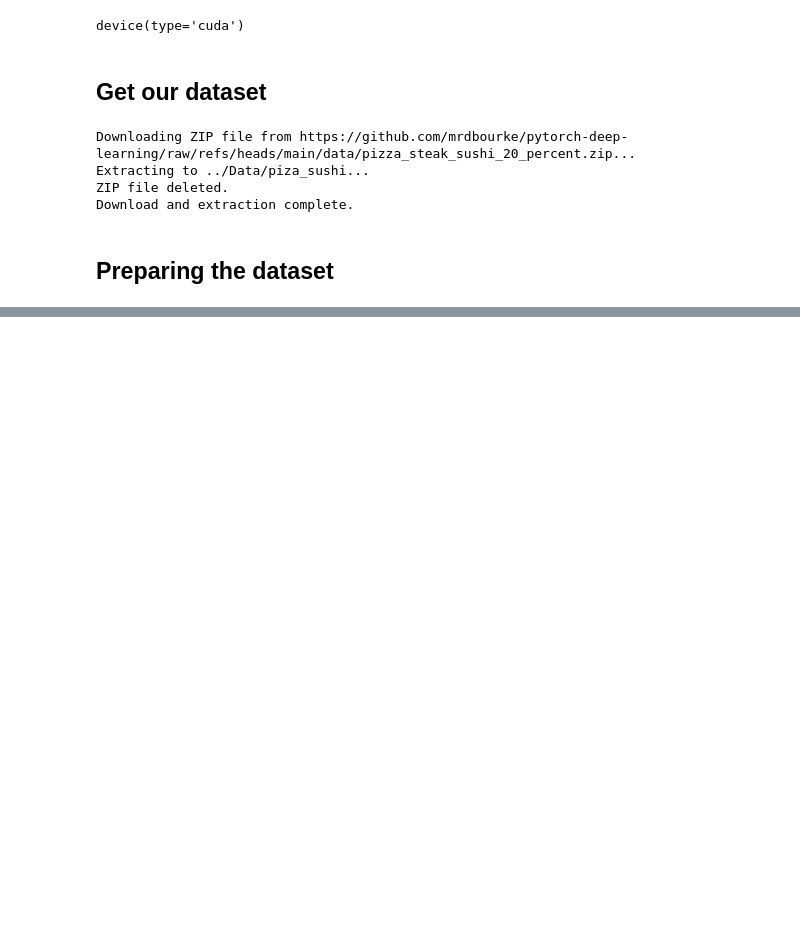
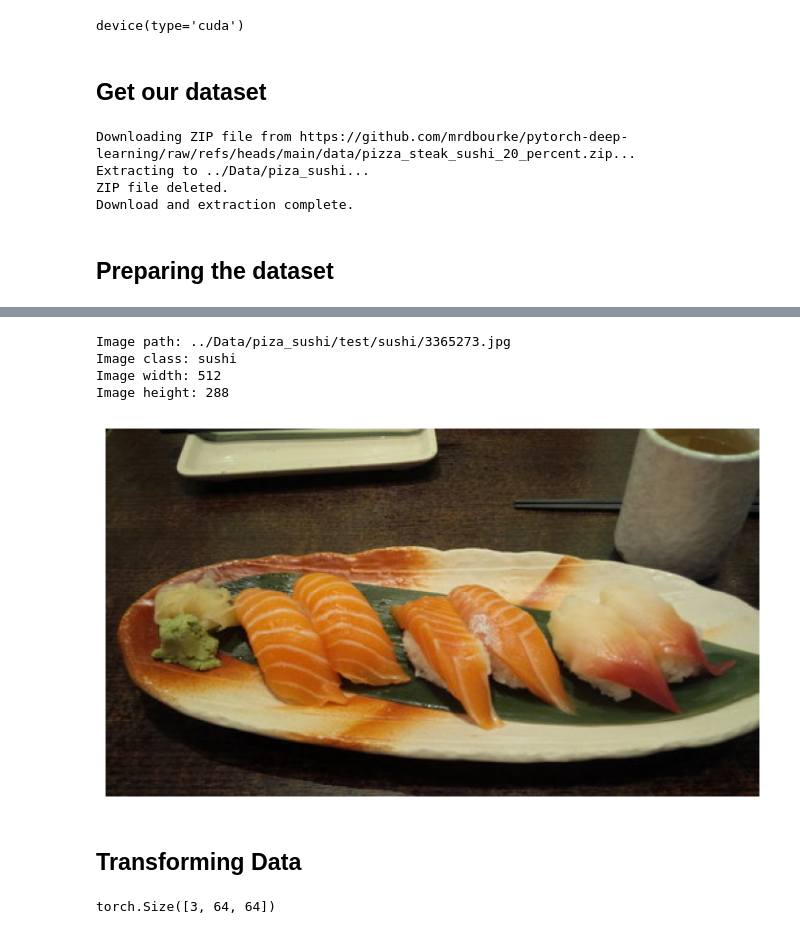
Before and after one commit to shushankai/pytroch-deep-learning, a Jupyter notebook: Lectures notebooks/custom_dataset.ipynb, the cells around one changed output, grey strips where cells are left out. Saved outputs shown, nothing was run; the diff lists cells and outputs as text; code cells hidden in the pictures; blank space fills up the shorter version.

Commit message:
image transform

```diff
--- a/Lectures notebooks/custom_dataset.ipynb
+++ b/Lectures notebooks/custom_dataset.ipynb
@@ -68,0 +120,41 @@ Download and extraction complete.
+# %%
+# visualizing image
+
+# get all of the image path
+# get a random path of the image using random.choice
+# get the image class name using pathlib.path.parent.stem
+# Open the image using PIL - python.pillow
+# show the image and print some metadata
+
+import random
+from PIL import Image
+
+# random.seed(42)
+
+image_path = Path('../Data/piza_sushi')
+
+image_path_list = list(image_path.glob('*/*/*.jpg'))
+
+random_image_path = random.choice(image_path_list)
+
+
+image_class = random_image_path.parent.stem
+
+img = Image.open(random_image_path)
+
+print(f"Image path: {random_image_path}")
+print(f"Image class: {image_class}")
+print(f"Image width: {img.width}")
+print(f"Image height: {img.height}")
+
+plt.figure(figsize=(10, 5))
+plt.axis(False)
+plt.imshow(img);
+# %% [output]
+Image path: ../Data/piza_sushi/test/sushi/3365273.jpg
+Image class: sushi
+Image width: 512
+Image height: 288
+[figure, added]
+# %% [markdown]
+## Transforming Data
@@ -68,0 +176,5 @@ Download and extraction complete.
+# %%
+test_transformed_image = data_transform(img)
+test_transformed_image.shape
+# %% [output]
+torch.Size([3, 64, 64])
```
Also changed, not shown: parts of 10 cells of this notebook.
